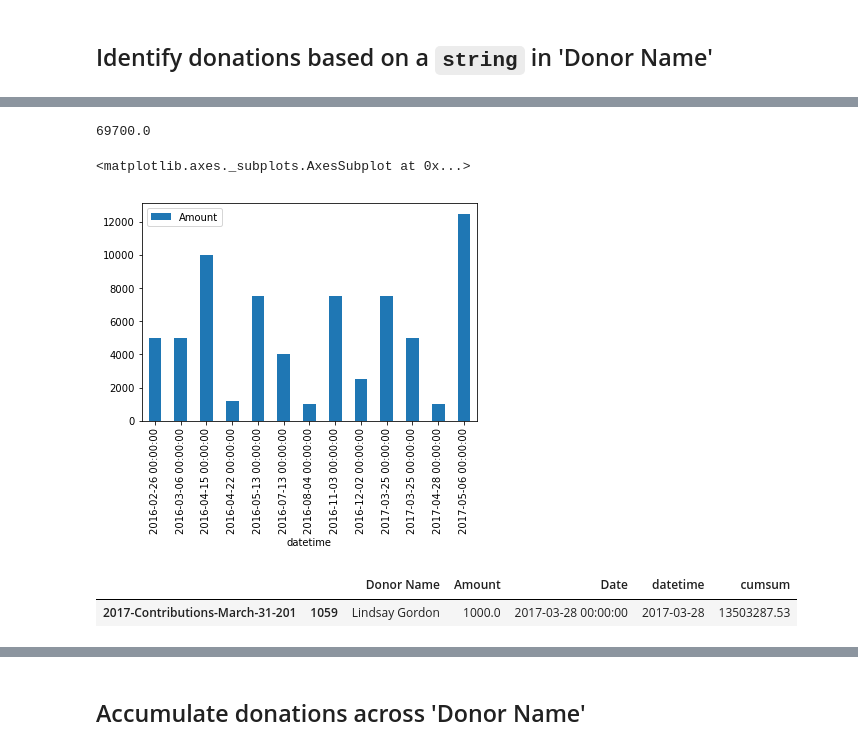
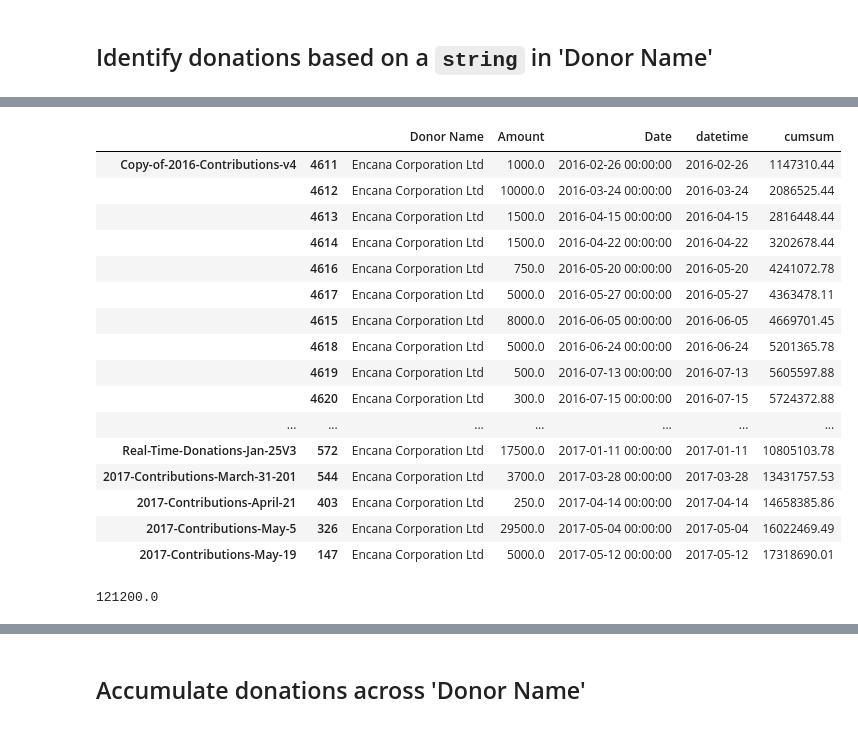
Before and after one commit to colliand/2017-bc-election, a Jupyter notebook: bcliberals-donations.ipynb, the cells around one changed output, grey strips where cells are left out. Drawn from its saved outputs; the diff is of its cells as text; code cells hidden in the pictures.

```diff
--- a/bcliberals-donations.ipynb
+++ b/bcliberals-donations.ipynb
@@ -180,14 +179,24 @@ df_filter('Belk')
+# %%
+df_filter('Encana')
+# %% [output]
+|  |  | Donor Name | Amount | Date | datetime | cumsum |
+| Copy-of-2016-Contributions-v4 | 4611 | Encana Corporation Ltd | 1000.0 | 2016-02-26 00:00:00 | 2016-02-26 | 1147310.44 |
+|  | 4612 | Encana Corporation Ltd | 10000.0 | 2016-03-24 00:00:00 | 2016-03-24 | 2086525.44 |
+|  | 4613 | Encana Corporation Ltd | 1500.0 | 2016-04-15 00:00:00 | 2016-04-15 | 2816448.44 |
+|  | 4614 | Encana Corporation Ltd | 1500.0 | 2016-04-22 00:00:00 | 2016-04-22 | 3202678.44 |
+|  | 4616 | Encana Corporation Ltd | 750.0 | 2016-05-20 00:00:00 | 2016-05-20 | 4241072.78 |
+|  | 4617 | Encana Corporation Ltd | 5000.0 | 2016-05-27 00:00:00 | 2016-05-27 | 4363478.11 |
+|  | 4615 | Encana Corporation Ltd | 8000.0 | 2016-06-05 00:00:00 | 2016-06-05 | 4669701.45 |
+|  | 4618 | Encana Corporation Ltd | 5000.0 | 2016-06-24 00:00:00 | 2016-06-24 | 5201365.78 |
+|  | 4619 | Encana Corporation Ltd | 500.0 | 2016-07-13 00:00:00 | 2016-07-13 | 5605597.88 |
+|  | 4620 | Encana Corporation Ltd | 300.0 | 2016-07-15 00:00:00 | 2016-07-15 | 5724372.88 |
+| ... | ... | ... | ... | ... | ... | ... |
+| Real-Time-Donations-Jan-25V3 | 572 | Encana Corporation Ltd | 17500.0 | 2017-01-11 00:00:00 | 2017-01-11 | 10805103.78 |
+| 2017-Contributions-March-31-201 | 544 | Encana Corporation Ltd | 3700.0 | 2017-03-28 00:00:00 | 2017-03-28 | 13431757.53 |
+| 2017-Contributions-April-21 | 403 | Encana Corporation Ltd | 250.0 | 2017-04-14 00:00:00 | 2017-04-14 | 14658385.86 |
+| 2017-Contributions-May-5 | 326 | Encana Corporation Ltd | 29500.0 | 2017-05-04 00:00:00 | 2017-05-04 | 16022469.49 |
+| 2017-Contributions-May-19 | 147 | Encana Corporation Ltd | 5000.0 | 2017-05-12 00:00:00 | 2017-05-12 | 17318690.01 |
 # %%
-df_filter('Belk')['Amount'].sum()
+df_filter('Encana')['Amount'].sum()
 # %% [output]
-69700.0
+121200.0
-# %%
-df_filter('Belk').plot(x='datetime',y="Amount", kind='bar')
-# %% [output]
-<matplotlib.axes._subplots.AxesSubplot at 0x...>
-[figure, removed]
-# %%
-df_filter('Lindsay Gordon')
-# %% [output]
-|  |  | Donor Name | Amount | Date | datetime | cumsum |
-| 2017-Contributions-March-31-201 | 1059 | Lindsay Gordon | 1000.0 | 2017-03-28 00:00:00 | 2017-03-28 | 13503287.53 |
```
Also changed, not shown: parts of 25 cells of this notebook.
